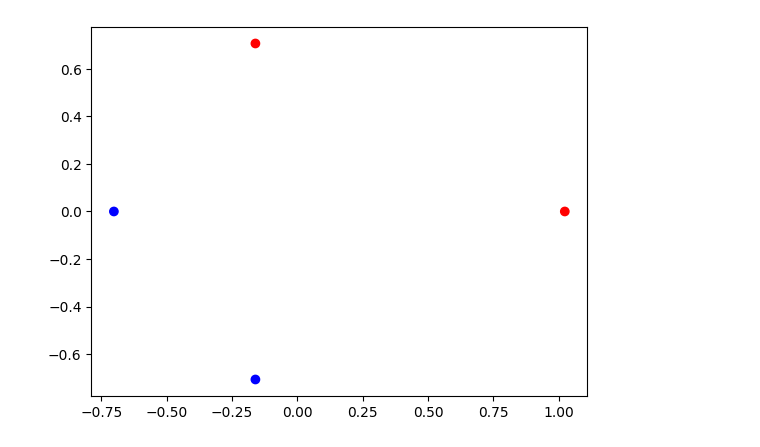
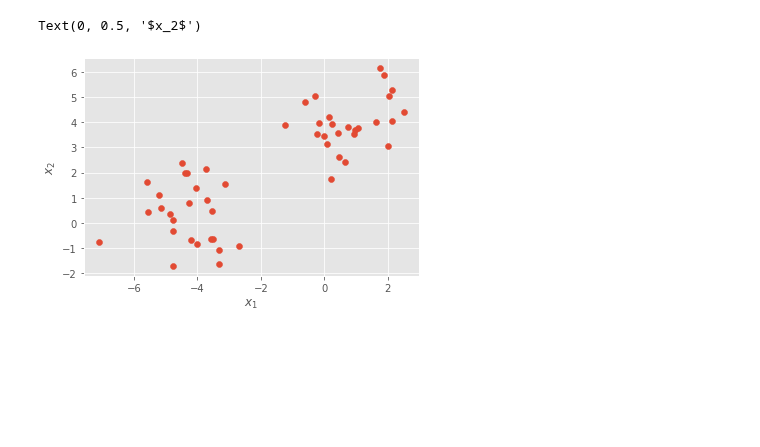
Before and after one commit to naveenr414/Concept-Learning, a Jupyter notebook: scripts/Scratch Space.ipynb, the cells around one changed output. Drawn from its saved outputs; the diff is of its cells as text; code cells hidden in the pictures; blank space fills up the shorter version.

```diff
--- a/scripts/Scratch Space.ipynb
+++ b/scripts/Scratch Space.ipynb
@@ -259,4 +10,0 @@ plot_tsne(X,colors)
-# %%
-plot_PCA(X,colors)
-# %% [output]
-[figure, removed]
@@ -262,0 +34,11 @@ plot_PCA(X,colors)
+# %%
+X, y = make_blobs(n_samples=50, centers=2, n_features=2,random_state=3)
+df=pd.DataFrame(X,y)
+df=df.rename(columns={0: "X1", 1:"X2"})
+# %%
+plt.scatter(X[:, 0], X[:, 1], label=y)
+plt.xlabel("$x_1$")
+plt.ylabel("$x_2$")
+# %% [output]
+Text(0, 0.5, '$x_2$')
+[figure, added]
```
Also changed, not shown: parts of 44 cells of this notebook, 5 other files.
